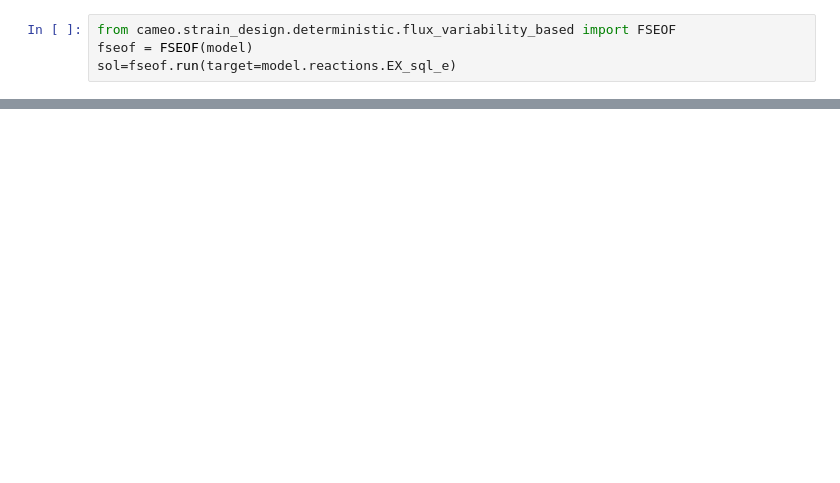
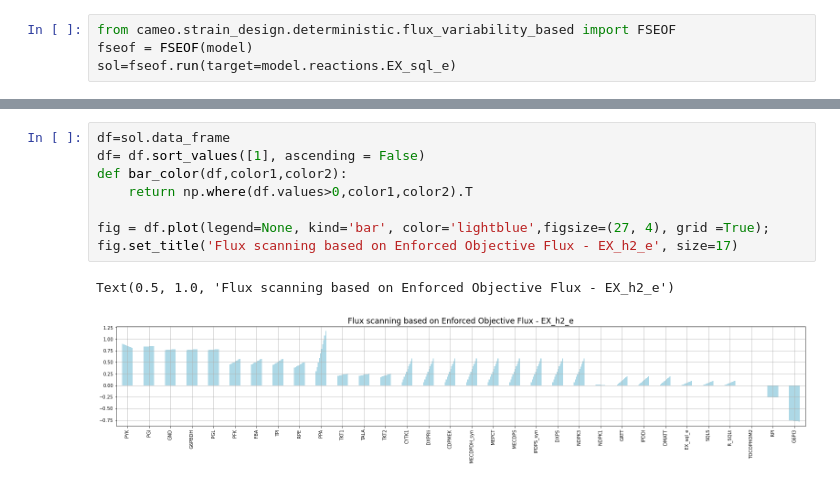
Before and after one commit to 27410/27410-group-assigment-group18_squalene_production, a Jupyter notebook: AutoOverexpression.ipynb, the cells around one changed output, grey strips where cells are left out. Drawn from its saved outputs; the diff is of its cells as text; blank space fills up the shorter version.

```diff
--- a/AutoOverexpression.ipynb
+++ b/AutoOverexpression.ipynb
@@ -36,0 +44,11 @@ Reaction fluxes
+# %%
+df=sol.data_frame
+df= df.sort_values([1], ascending = False)
+def bar_color(df,color1,color2):
+    return np.where(df.values>0,color1,color2).T
+
+fig = df.plot(legend=None, kind='bar', color='lightblue',figsize=(27, 4), grid =True);
+fig.set_title('Flux scanning based on Enforced Objective Flux - EX_h2_e', size=17)
+# %% [output]
+Text(0.5, 1.0, 'Flux scanning based on Enforced Objective Flux - EX_h2_e')
+[figure, added]
```
Also changed, not shown: parts of 4 cells of this notebook.
